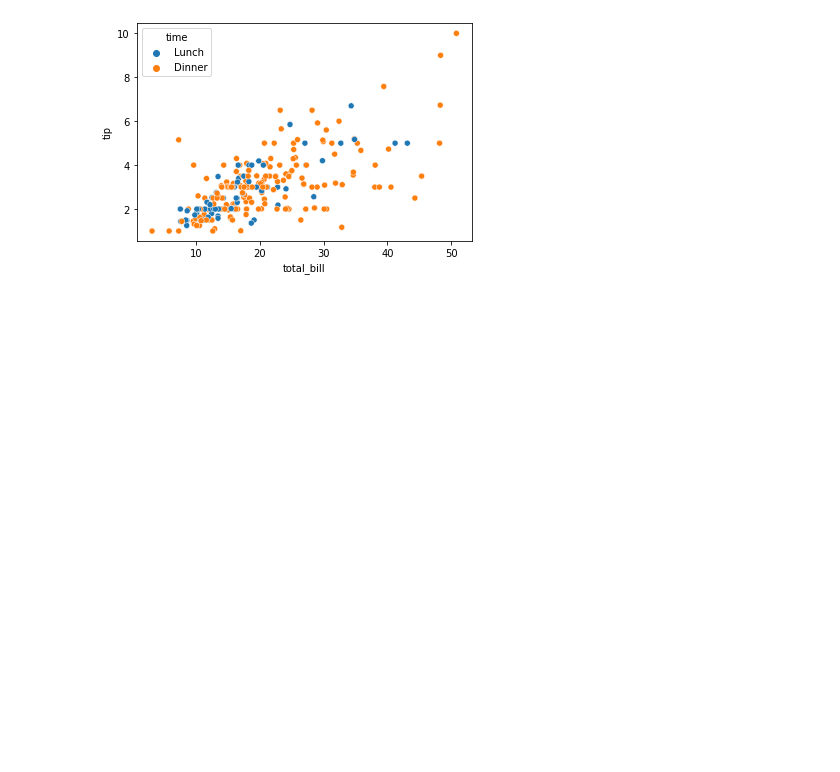
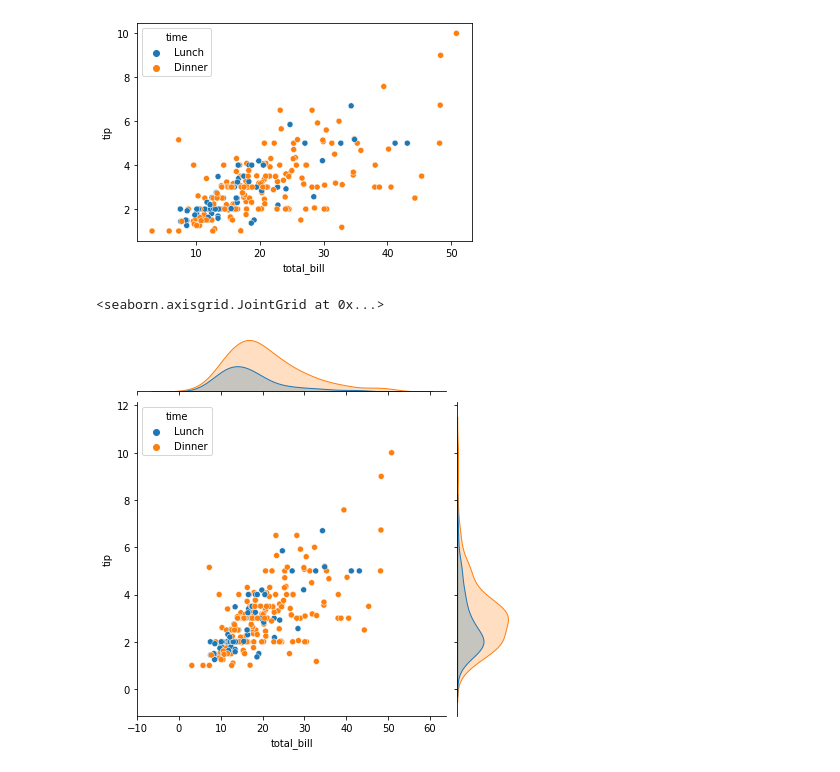
Before and after one commit to hyungminkimdev/aiffel, a Jupyter notebook: 240523-data-visualization/Data Visualization.ipynb, the cells around one changed output. Drawn from its saved outputs; the diff is of its cells as text; code cells hidden in the pictures; blank space fills up the shorter version.

```diff
--- a/240523-data-visualization/Data Visualization.ipynb
+++ b/240523-data-visualization/Data Visualization.ipynb
@@ -783,4 +783,7 @@ sns.scatterplot(data=df, x='total_bill', y='tip', hue='time')
 [figure]
 # %%
 # Q. seaborn jointplot의 문서를 참고하여 아래와 같은 그래프를 그려보세요!
-# [[YOUR CODE]]
+sns.jointplot(data=df, x='total_bill', y='tip', hue='time')
+# %% [output]
+<seaborn.axisgrid.JointGrid at 0x...>
+[figure, added]
```
Also changed, not shown: 1 other file.
